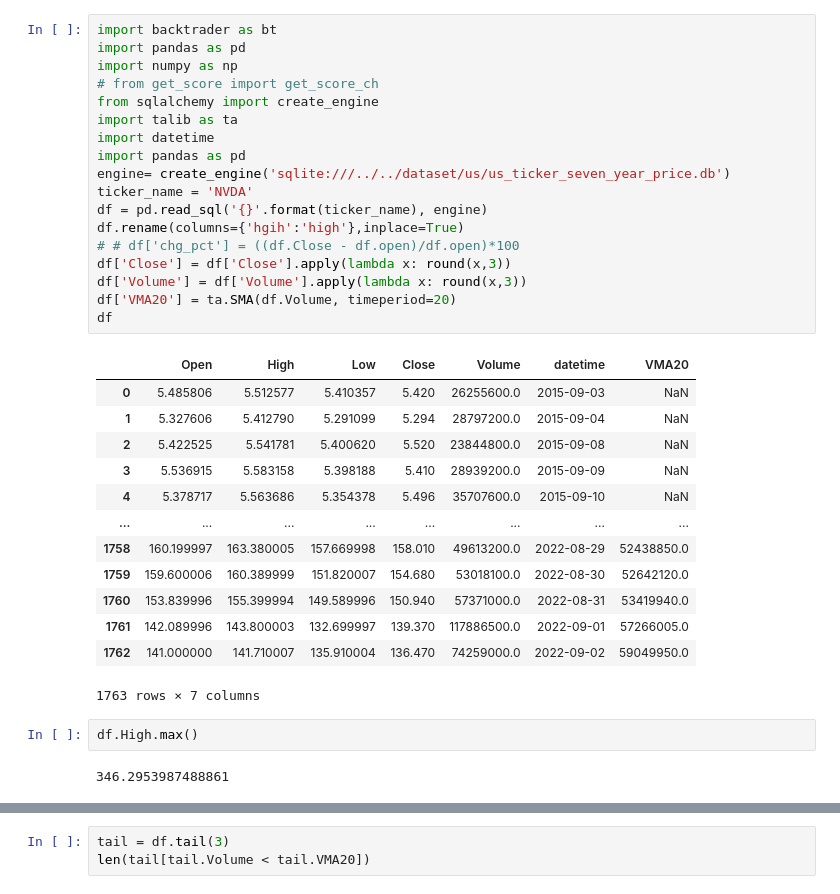
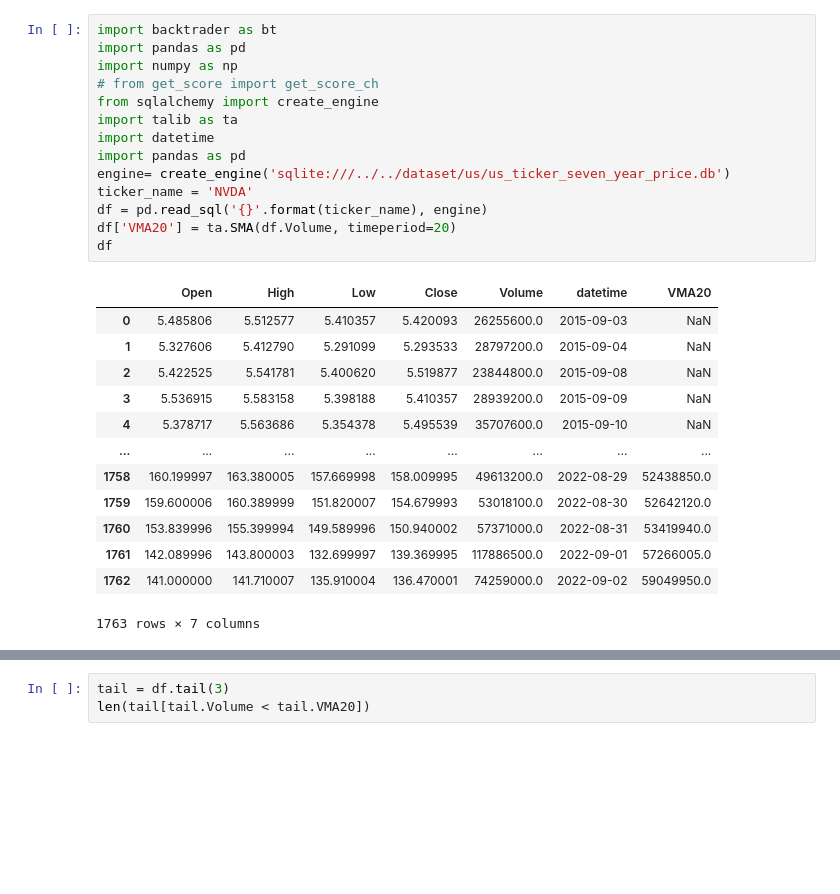
Before and after one commit to Rain1047/Short_Mid_Trend_Trading_System, a Jupyter notebook: strategy/strategy02_buy/pattern_cup.ipynb, the cells around one changed output, grey strips where cells are left out. Drawn from its saved outputs; the diff is of its cells as text; blank space fills up the shorter version.

```diff
--- a/strategy/strategy02_buy/pattern_cup.ipynb
+++ b/strategy/strategy02_buy/pattern_cup.ipynb
@@ -1,39 +1,31 @@
 # %%
 import backtrader as bt
 import pandas as pd
 import numpy as np
 # from get_score import get_score_ch
 from sqlalchemy import create_engine
 import talib as ta
 import datetime
 import pandas as pd
 engine= create_engine('sqlite:///../../dataset/us/us_ticker_seven_year_price.db')
 ticker_name = 'NVDA'
 df = pd.read_sql('{}'.format(ticker_name), engine)
-df.rename(columns={'hgih':'high'},inplace=True)
-# # df['chg_pct'] = ((df.Close - df.open)/df.open)*100
-df['Close'] = df['Close'].apply(lambda x: round(x,3))
-df['Volume'] = df['Volume'].apply(lambda x: round(x,3))
 df['VMA20'] = ta.SMA(df.Volume, timeperiod=20)
 df
 # %% [output]
 |  | Open | High | Low | Close | Volume | datetime | VMA20 |
-| 0 | 5.485806 | 5.512577 | 5.410357 | 5.420 | 26255600.0 | 2015-09-03 | NaN |
-| 1 | 5.327606 | 5.412790 | 5.291099 | 5.294 | 28797200.0 | 2015-09-04 | NaN |
-| 2 | 5.422525 | 5.541781 | 5.400620 | 5.520 | 23844800.0 | 2015-09-08 | NaN |
-| 3 | 5.536915 | 5.583158 | 5.398188 | 5.410 | 28939200.0 | 2015-09-09 | NaN |
-| 4 | 5.378717 | 5.563686 | 5.354378 | 5.496 | 35707600.0 | 2015-09-10 | NaN |
+| 0 | 5.485806 | 5.512577 | 5.410357 | 5.420093 | 26255600.0 | 2015-09-03 | NaN |
+| 1 | 5.327606 | 5.412790 | 5.291099 | 5.293533 | 28797200.0 | 2015-09-04 | NaN |
+| 2 | 5.422525 | 5.541781 | 5.400620 | 5.519877 | 23844800.0 | 2015-09-08 | NaN |
+| 3 | 5.536915 | 5.583158 | 5.398188 | 5.410357 | 28939200.0 | 2015-09-09 | NaN |
+| 4 | 5.378717 | 5.563686 | 5.354378 | 5.495539 | 35707600.0 | 2015-09-10 | NaN |
 | ... | ... | ... | ... | ... | ... | ... | ... |
-| 1758 | 160.199997 | 163.380005 | 157.669998 | 158.010 | 49613200.0 | 2022-08-29 | 52438850.0 |
-| 1759 | 159.600006 | 160.389999 | 151.820007 | 154.680 | 53018100.0 | 2022-08-30 | 52642120.0 |
-| 1760 | 153.839996 | 155.399994 | 149.589996 | 150.940 | 57371000.0 | 2022-08-31 | 53419940.0 |
-| 1761 | 142.089996 | 143.800003 | 132.699997 | 139.370 | 117886500.0 | 2022-09-01 | 57266005.0 |
-| 1762 | 141.000000 | 141.710007 | 135.910004 | 136.470 | 74259000.0 | 2022-09-02 | 59049950.0 |
+| 1758 | 160.199997 | 163.380005 | 157.669998 | 158.009995 | 49613200.0 | 2022-08-29 | 52438850.0 |
+| 1759 | 159.600006 | 160.389999 | 151.820007 | 154.679993 | 53018100.0 | 2022-08-30 | 52642120.0 |
+| 1760 | 153.839996 | 155.399994 | 149.589996 | 150.940002 | 57371000.0 | 2022-08-31 | 53419940.0 |
+| 1761 | 142.089996 | 143.800003 | 132.699997 | 139.369995 | 117886500.0 | 2022-09-01 | 57266005.0 |
+| 1762 | 141.000000 | 141.710007 | 135.910004 | 136.470001 | 74259000.0 | 2022-09-02 | 59049950.0 |
 1763 rows × 7 columns
-# %%
-df.High.max()
-# %% [output]
-346.2953987488861
 # %%
 # make sure target date
 target_date = '2021-10-19'
```
Also changed, not shown: parts of 3 cells of this notebook, 8 other files.
